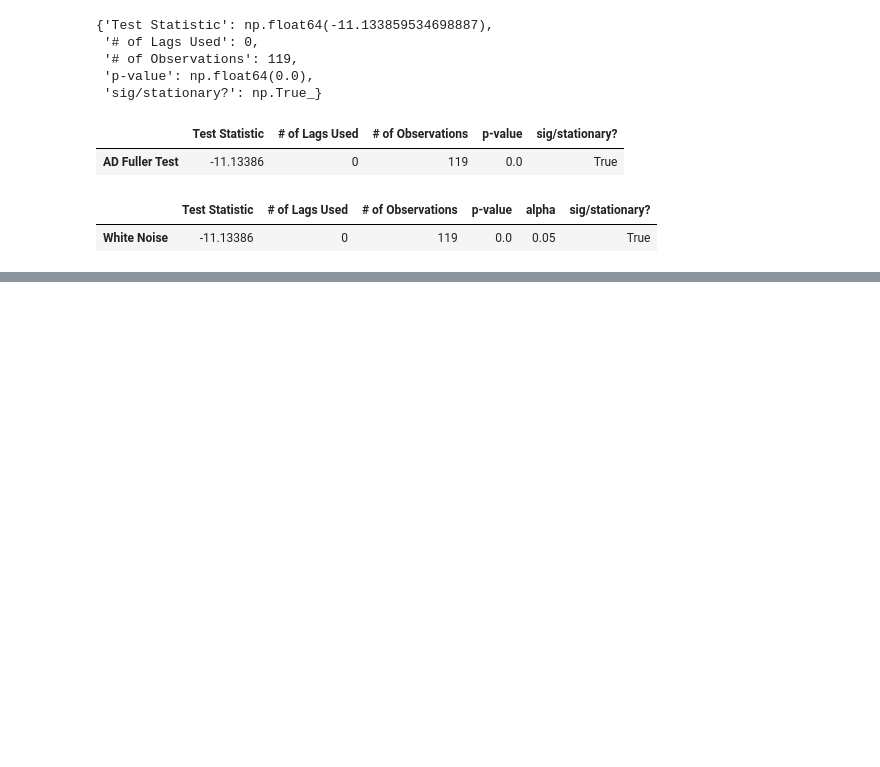
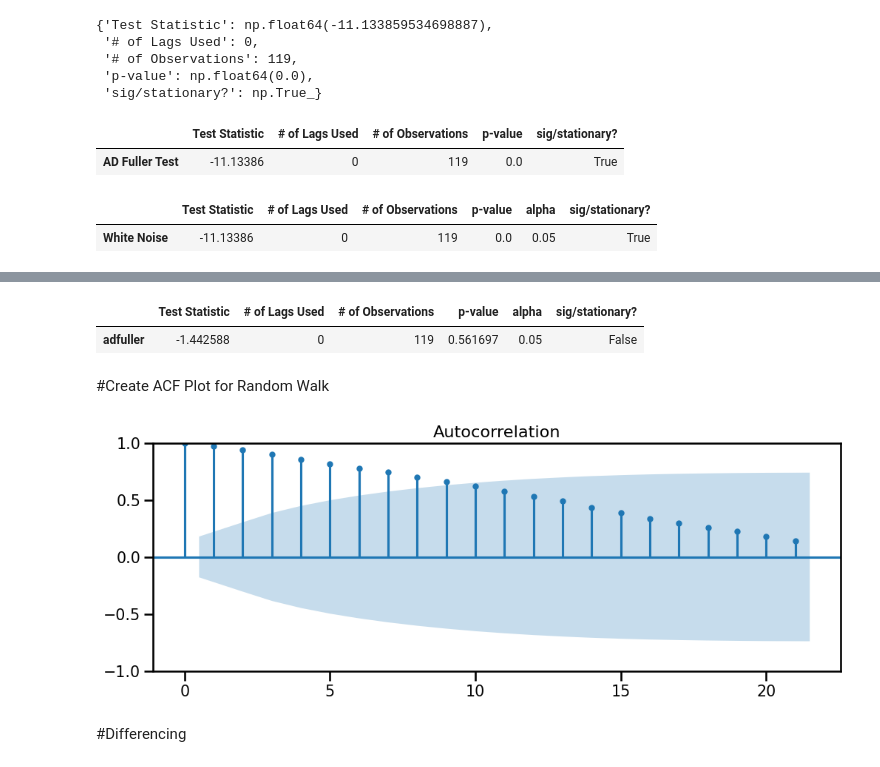
Before and after one commit to dohaalnabahin/Data_science_and_machine_learning_Journey, a Jupyter notebook: Stationarity.ipynb, the cells around one changed output, grey strips where cells are left out. Cells and saved outputs as stored; diff of their text form; code cells hidden in the pictures; blank space fills up the shorter version.

```diff
--- a/Stationarity.ipynb
+++ b/Stationarity.ipynb
@@ -128,0 +272,15 @@ adfuller_results
+# %%
+# Test random walk forstationarity
+get_adfuller_results(ts_rand_walk)
+# %% [output]
+|  | Test Statistic | # of Lags Used | # of Observations | p-value | alpha | sig/stationary? |
+| adfuller | -1.442588 | 0 | 119 | 0.561697 | 0.05 | False |
+# %% [markdown]
+#Create ACF Plot for Random Walk
+# %%
+# Check for autocorrelation
+tsa.graphics.plot_acf(ts_rand_walk);
+# %% [output]
+[figure, added]
+# %% [markdown]
+#Differencing
```
Also changed, not shown: parts of 37 cells of this notebook.
